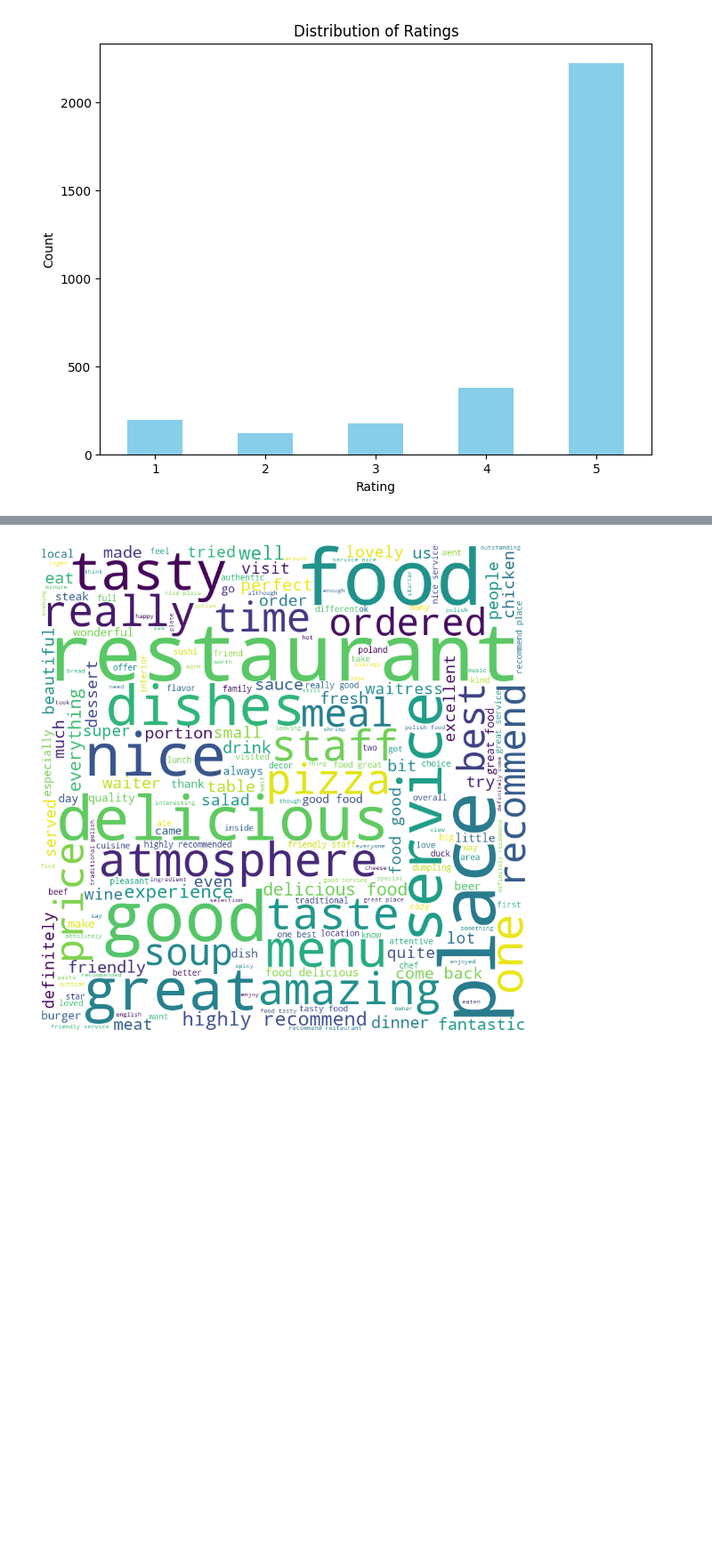
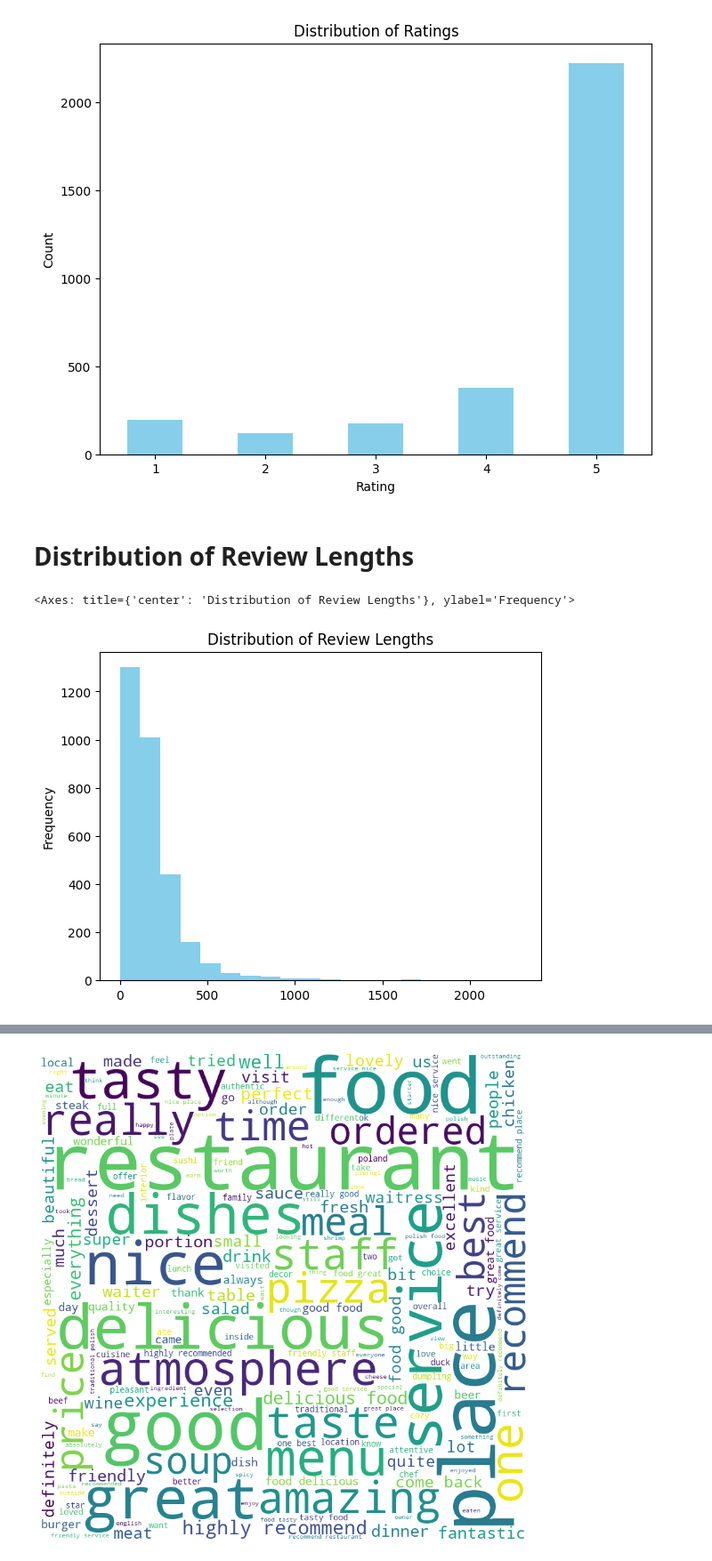
Before and after one commit to SebastianPilch/Data_Mining, a Jupyter notebook: Notebooks/EDA.ipynb, the cells around one changed output, grey strips where cells are left out. Shown at 89% size. Cells and saved outputs as stored; diff of their text form; code cells hidden in the pictures; blank space fills up the shorter version.

```diff
--- a/Notebooks/EDA.ipynb
+++ b/Notebooks/EDA.ipynb
@@ -25,3 +27,11 @@ plt.xticks(rotation=0)
 plt.show()
 # %% [output]
 [figure]
+# %% [markdown]
+# Distribution of Review Lengths
+# %%
+df['review_length'] = df['text'].str.len()
+df['review_length'].plot(kind='hist', bins=20, title='Distribution of Review Lengths', color='skyblue')
+# %% [output]
+<Axes: title={'center': 'Distribution of Review Lengths'}, ylabel='Frequency'>
+[figure, added]
```
Also changed, not shown: parts of 12 cells of this notebook.
